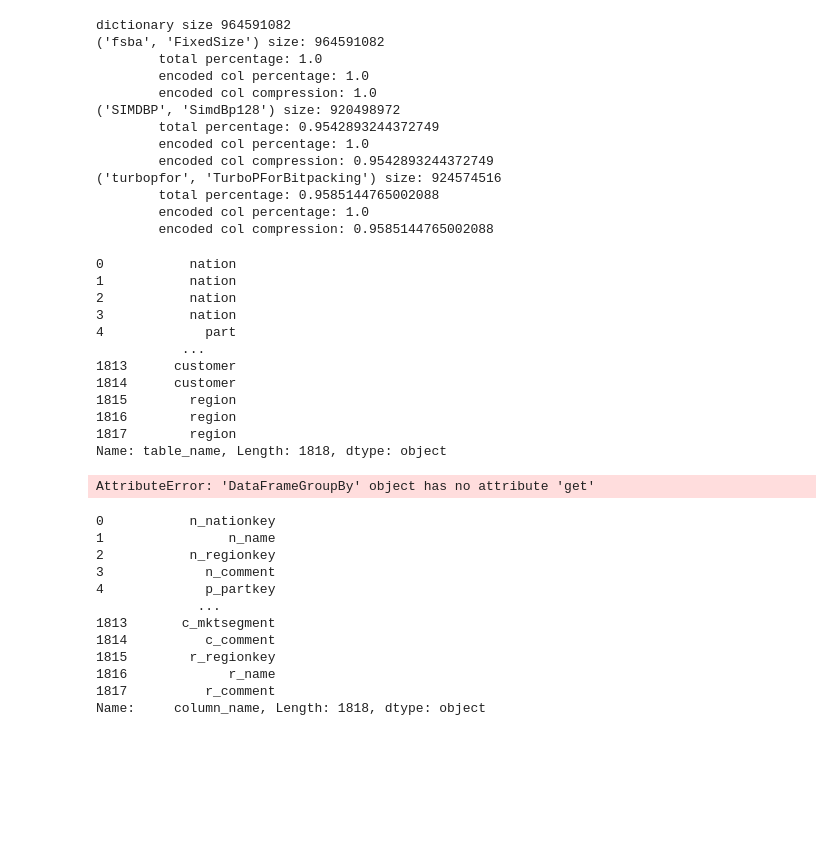
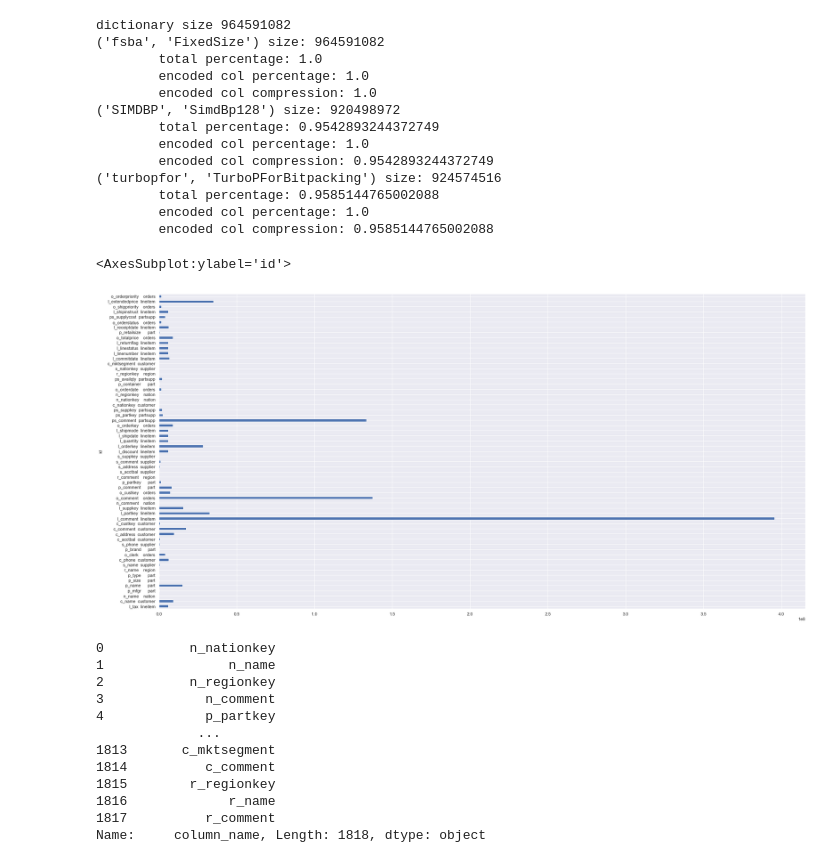
Before and after one commit to linuslh1996/column-compression, a Jupyter notebook: encoding_compression/bitcompression/Untitled.ipynb, the cells around one changed output. Cells and saved outputs as stored; diff of their text form; code cells hidden in the pictures; blank space fills up the shorter version.

```diff
--- a/encoding_compression/bitcompression/Untitled.ipynb
+++ b/encoding_compression/bitcompression/Untitled.ipynb
@@ -138,41 +138,20 @@ dictionary size 964591082
 # %%
 import seaborn as sns
 sns.set(rc={'figure.figsize':(30,15)})
 
 
 d = dictionary[["    column_name",'table_name','size_in_bytes']]
-#d['id'] = d["    column_name"].map(str) + d.table_name
+d['id'] = d["    column_name"].map(str) + d.table_name
 #print(d)
-print(d.table_name)
+#print(d.table_name)
 
-d = d.groupby(["    column_name",'table_name'])
+d = d.groupby("id")["size_in_bytes"].sum()
 
-
-plot = sns.barplot(x="size_in_bytes",y="    column_name", data=d)
-
-m = d["size_in_bytes"].max()
-n = len(d)
-
-for i in range(len(d)):
-    plot.text(y=(i / n), x=(d["size_in_bytes"].values[i] / m), s=d["column_name"].values[i], size='medium', color='black', transform=plot.transAxes)
-
-
-#plot.set_xticklabels(plot.get_xticklabels(),rotation=90)
-#plot.set_yscale("log")
+#print(d["size_in_bytes"].sum())
+d.plot.barh()
 # %% [output]
-0           nation
-1           nation
-2           nation
-3           nation
-4             part
-           ...
-1813      customer
-1814      customer
-1815        region
-1816        region
-1817        region
-Name: table_name, Length: 1818, dtype: object
+<AxesSubplot:ylabel='id'>
-AttributeError: 'DataFrameGroupBy' object has no attribute 'get'
+[figure, added]
 # %%
 # %% [output]
 0           n_nationkey
```
Also changed, not shown: parts of 2 cells of this notebook.
